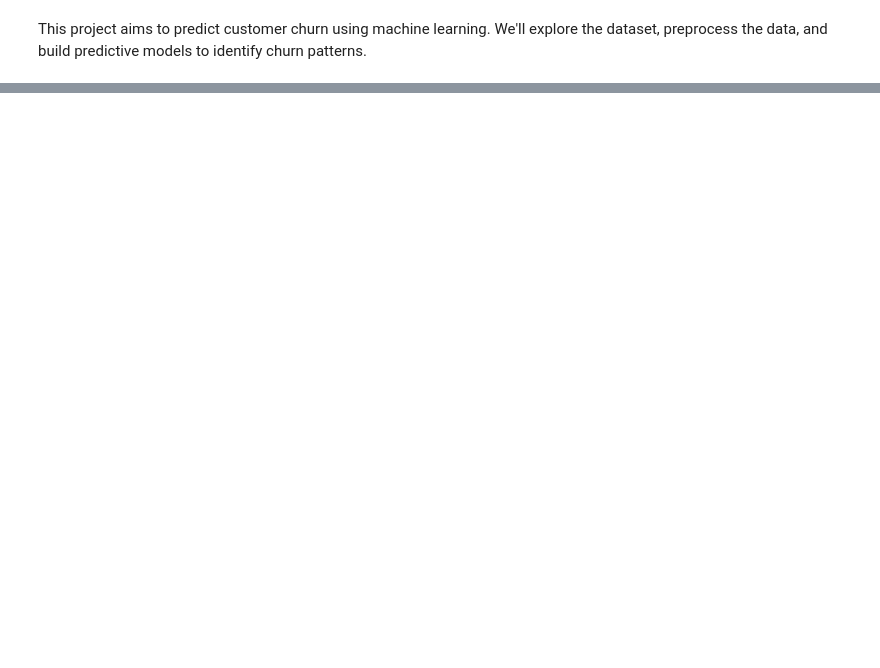
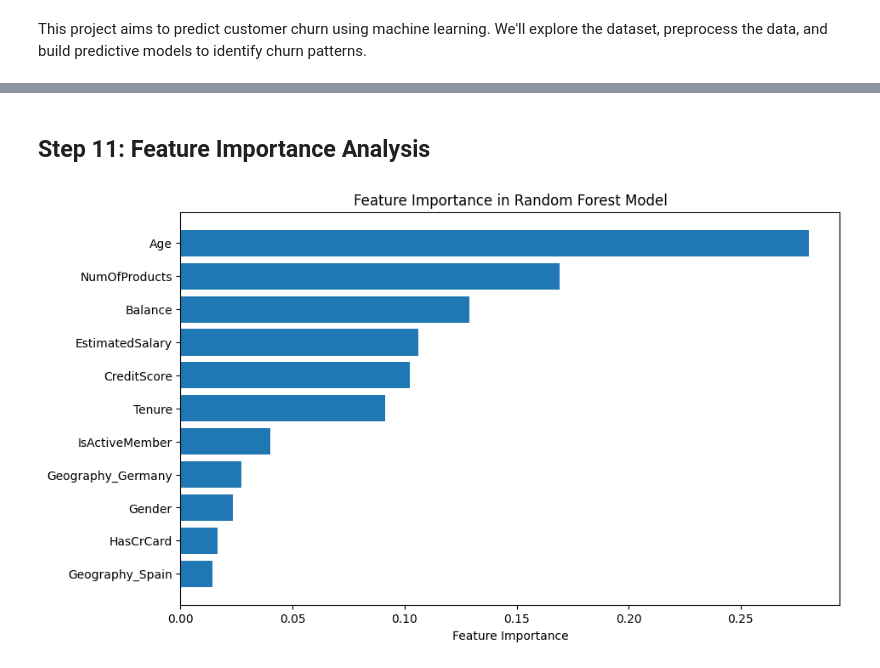
Before and after one commit to ayobamiiiii/data-science-portfolio, a Jupyter notebook: Customer_Churn_Analysis/customer churn.ipynb, the cells around one changed output, grey strips where cells are left out. Saved outputs shown, nothing was run; the diff lists cells and outputs as text; code cells hidden in the pictures; blank space fills up the shorter version.

```diff
--- a/Customer_Churn_Analysis/customer churn.ipynb
+++ b/Customer_Churn_Analysis/customer churn.ipynb
@@ -27,0 +278,24 @@ FileNotFoundError: [Errno 2] No such file or directory: 'Churn_Modelling.csv'
+# %%
+from sklearn.ensemble import RandomForestClassifier
+
+# Initialize and train Random Forest
+rf_model = RandomForestClassifier(random_state=42, n_estimators=100)
+rf_model.fit(X_train_balanced, y_train_balanced)
+
+# Predict on the test set
+y_pred_rf = rf_model.predict(X_test_scaled)
+
+# Evaluate model performance
+print("Random Forest Model Performance:")
+print("Accuracy:", accuracy_score(y_test, y_pred_rf))
+print("Precision:", precision_score(y_test, y_pred_rf))
+print("Recall:", recall_score(y_test, y_pred_rf))
+print("F1 Score:", f1_score(y_test, y_pred_rf))
+
+# Display the classification report
+print("\nClassification Report:")
+print(classification_report(y_test, y_pred_rf))
+
+# Display the confusion matrix
+print("\nConfusion Matrix:")
+print(confusion_matrix(y_test, y_pred_rf))
@@ -27,0 +436,24 @@ FileNotFoundError: [Errno 2] No such file or directory: 'Churn_Modelling.csv'
+# %% [markdown]
+## **Step 11: Feature Importance Analysis**
+# %%
+import matplotlib.pyplot as plt
+import numpy as np
+
+# Get feature importance from the tuned Random Forest model
+feature_importances = best_rf_model.feature_importances_
+features = X.columns  # Column names from the dataset
+
+# Create a sorted list of feature importances
+sorted_idx = np.argsort(feature_importances)[::-1]
+sorted_features = features[sorted_idx]
+sorted_importances = feature_importances[sorted_idx]
+
+# Plot feature importance
+plt.figure(figsize=(10, 6))
+plt.barh(sorted_features, sorted_importances, align='center')
+plt.gca().invert_yaxis()  # Invert y-axis to have the most important feature at the top
+plt.xlabel("Feature Importance")
+plt.title("Feature Importance in Random Forest Model")
+plt.show()
+# %% [output]
+[figure, added]
```
Also changed, not shown: parts of 44 cells of this notebook.
